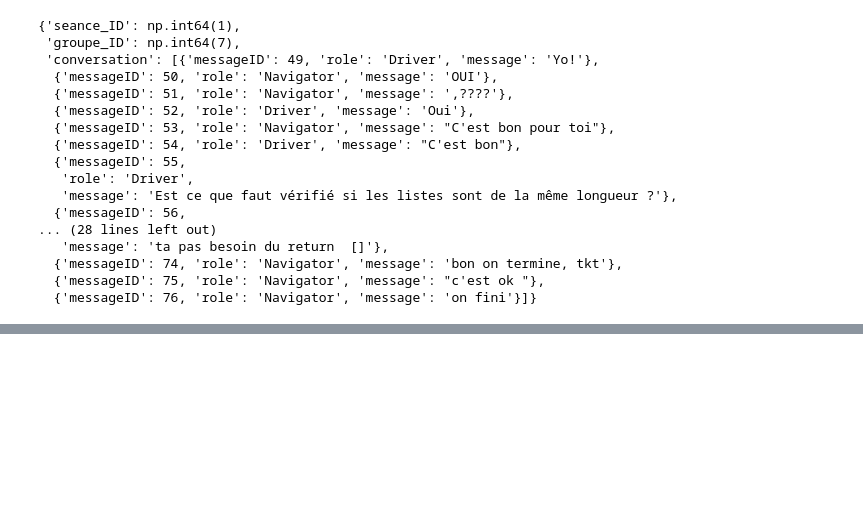
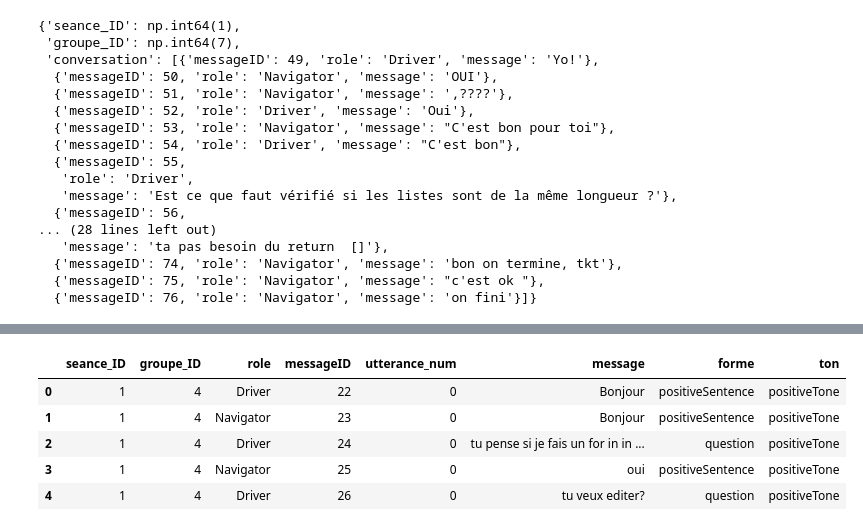
Before and after one commit to chloeboireaudevier/StageMIDL, a Jupyter notebook: automatisation_attributs.ipynb, the cells around one changed output, grey strips where cells are left out. Saved outputs shown, nothing was run; the diff lists cells and outputs as text; code cells hidden in the pictures; blank space fills up the shorter version.

```diff
--- a/automatisation_attributs.ipynb
+++ b/automatisation_attributs.ipynb
@@ -382,7 +385,8 @@ def convert_to_dataframe(list_of_json: list,
                 'role': message['role'],
                 'message': message['message'],
                 label_columns[0] : message['annotation']['form'],    #ajouter ici les autres attributs
-                label_columns[1] : message['annotation']['tone']
+                label_columns[1] : message['annotation']['tone'],
+                label_columns[2] : message['annotation']['content']
             })
 
     # Convert the entries in a dataframe
@@ -510,0 +706,4 @@ conversations_dict[6]
+# %%
+s = '''{"seance_ID": 1,"groupe_ID": 4,"conversation": [ {     "messageID": 22,    "role": "Driver",\n      "message": "Bonjour",\n      "annotation": {\n        "form": "positiveSentence",\n        "tone": "positiveTone",\n        "content": "notRelatedToProgramming_Other"\n      }\n    },\n    {\n      "messageID": 23,\n      "role": "Navigator",\n      "message": "Bonjour",\n      "annotation": {\n        "form": "positiveSentence",\n        "tone": "positiveTone",\n        "content": "notRelatedToProgramming_Other"\n      }\n    },\n    {\n      "messageID": 24,\n      "role": "Driver",\n      "message": "tu pense si je fais un for in in range avec un for j in range dedans ça peut marcher?",\n      "annotation": {\n        "form": "question",\n        "tone": "positiveTone",\n        "content": "relatedToProgramming_relatedToTask"\n      }\n    },\n    {\n      "messageID": 25,\n      "role": "Navigator",\n      "message": "oui",\n      "annotation": {\n        "form": "positiveSentence",\n        "tone": "positiveTone",\n        "content": "notRelatedToProgramming_Other"\n      }\n    },\n    {\n      "messageID": 26,\n      "role": "Driver",\n      "message": "tu veux editer?",\n      "annotation": {\n        "form": "question",\n        "tone": "positiveTone",\n        "content": "notRelatedToProgramming_relativeToRoles"\n      }\n    }\n  ]\n}\n'''
+p_dict = json.loads(s)
+p_dict
@@ -510,0 +737,11 @@ conversations_dict[6]
+# %%
+out_df = convert_to_dataframe([s], [LABEL_COLUMN_1,LABEL_COLUMN_2])
+
+out_df.head()
+# %% [output]
+|  | seance_ID | groupe_ID | role | messageID | utterance_num | message | forme | ton |
+| 0 | 1 | 4 | Driver | 22 | 0 | Bonjour | positiveSentence | positiveTone |
+| 1 | 1 | 4 | Navigator | 23 | 0 | Bonjour | positiveSentence | positiveTone |
+| 2 | 1 | 4 | Driver | 24 | 0 | tu pense si je fais un for in in ... | question | positiveTone |
+| 3 | 1 | 4 | Navigator | 25 | 0 | oui | positiveSentence | positiveTone |
+| 4 | 1 | 4 | Driver | 26 | 0 | tu veux editer? | question | positiveTone |
```
Also changed, not shown: parts of 14 cells of this notebook, 7 other files.
